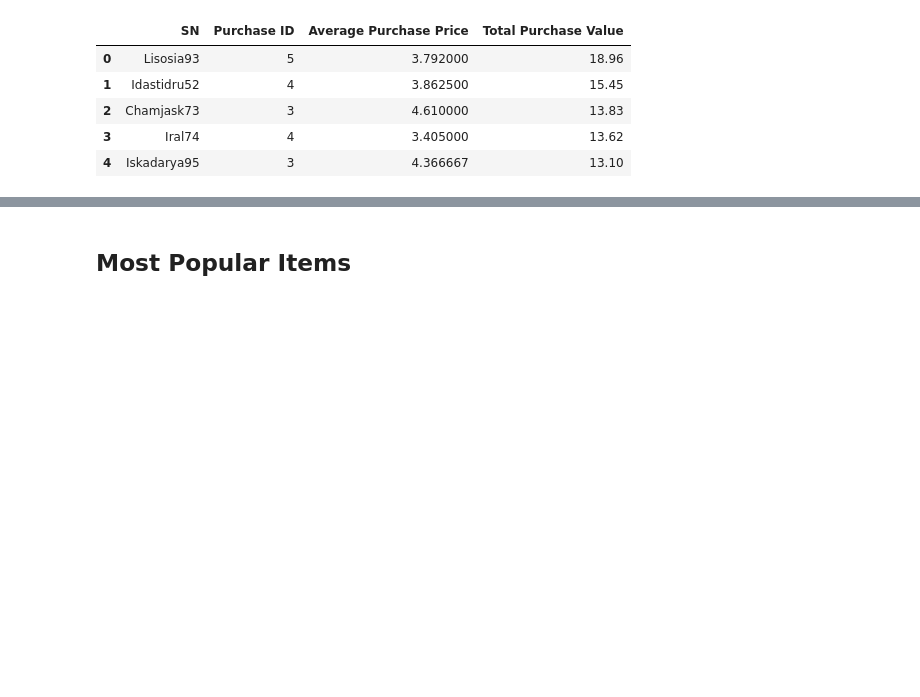
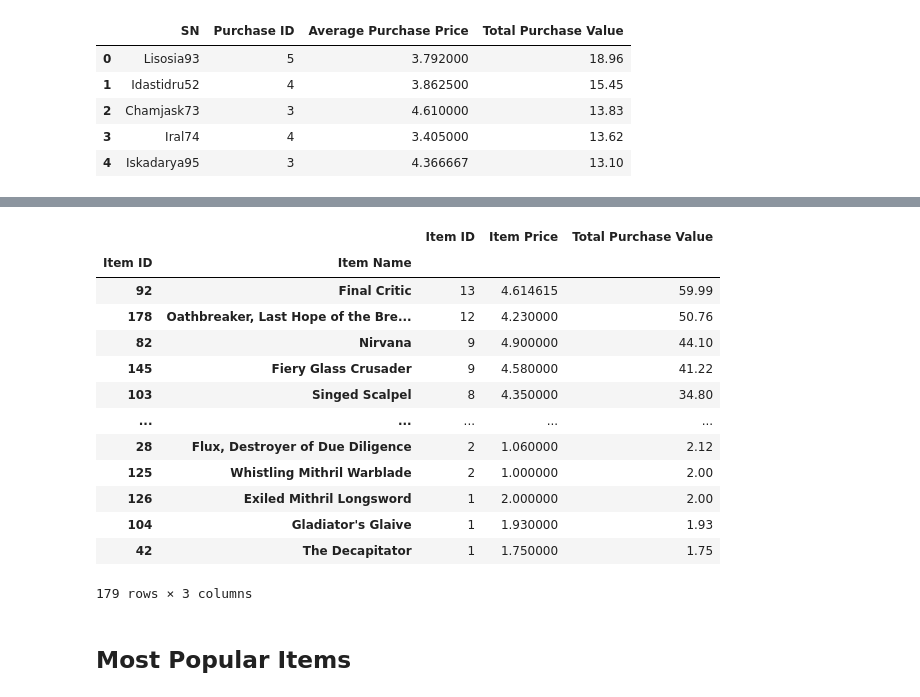
Before and after one commit to robmir22/pandas-challenge, a Jupyter notebook: HeroesOfPymoli/HeroesOfPymoli_starter.ipynb, the cells around one changed output, grey strips where cells are left out. Cells and saved outputs as stored; diff of their text form; code cells hidden in the pictures; blank space fills up the shorter version.

Commit message:
sorted items done - worry about items with diff prices per purchase , maybe change to iloc

```diff
--- a/HeroesOfPymoli/HeroesOfPymoli_starter.ipynb
+++ b/HeroesOfPymoli/HeroesOfPymoli_starter.ipynb
@@ -209,3 +196,28 @@ Sort the total purchase value column in descending order
+# %%
+popular_item = purchase_data[["Item ID", "Item Name", "Price"]]
+popular = popular_item.groupby(["Item ID","Item Name"])
+
+list_popular = popular[["Item ID"]].count()
+list_popular["Item Price"] =  popular["Price"].sum() / popular["Item ID"].count()
+list_popular["Total Purchase Value"] =  popular[["Price"]].sum()
+sorted_popular = list_popular.sort_values(["Total Purchase Value"], ascending=False)
+
+sorted_popular
+# %% [output]
+|  |  | Item ID | Item Price | Total Purchase Value |
+| Item ID | Item Name |  |  |  |
+| 92 | Final Critic | 13 | 4.614615 | 59.99 |
+| 178 | Oathbreaker, Last Hope of the Bre... | 12 | 4.230000 | 50.76 |
+| 82 | Nirvana | 9 | 4.900000 | 44.10 |
+| 145 | Fiery Glass Crusader | 9 | 4.580000 | 41.22 |
+| 103 | Singed Scalpel | 8 | 4.350000 | 34.80 |
+| ... | ... | ... | ... | ... |
+| 28 | Flux, Destroyer of Due Diligence | 2 | 1.060000 | 2.12 |
+| 125 | Whistling Mithril Warblade | 2 | 1.000000 | 2.00 |
+| 126 | Exiled Mithril Longsword | 1 | 2.000000 | 2.00 |
+| 104 | Gladiator's Glaive | 1 | 1.930000 | 1.93 |
+| 42 | The Decapitator | 1 | 1.750000 | 1.75 |
+179 rows × 3 columns
 # %% [markdown]
 ## Most Popular Items
 # %% [markdown]
```
Also changed, not shown: parts of 3 cells of this notebook.
